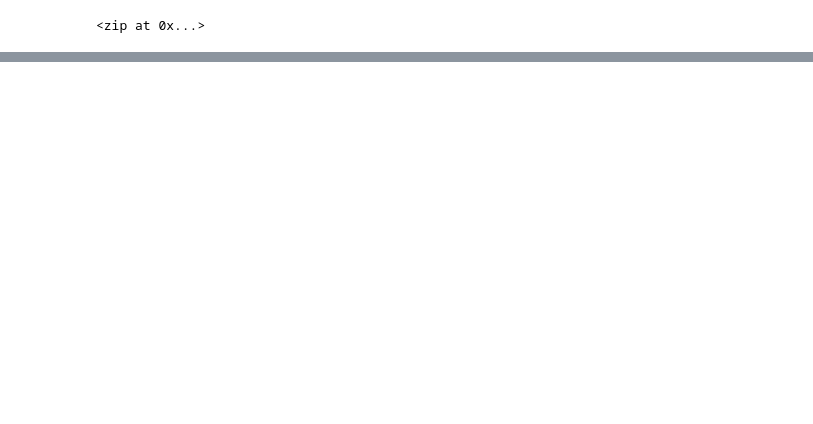
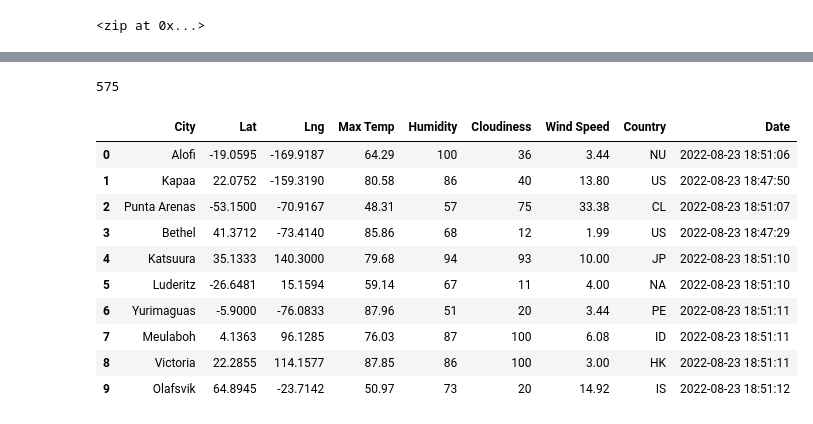
Before and after one commit to JJRJR/World_Weather_Analysis, a Jupyter notebook: WeatherPy.ipynb, the cells around one changed output, grey strips where cells are left out. Cells and saved outputs as stored; diff of their text form; code cells hidden in the pictures; blank space fills up the shorter version.

Commit message:
Modifying .gitignore and adding WeatherPy file.

```diff
--- a/WeatherPy.ipynb
+++ b/WeatherPy.ipynb
@@ -63,0 +77,4 @@ len(cities)
+# %%
+# Starting URL for Weather Map API Call.
+url = "http://api.openweathermap.org/data/2.5/weather?units=Imperial&APPID=" + weather_api_key
+print(url)
@@ -63,0 +184,21 @@ len(cities)
+# %%
+len(city_data)
+# %% [output]
+575
+# %%
+# Convert the array of dictionaries to a Pandas DataFrame.
+
+city_data_df = pd.DataFrame(city_data)
+city_data_df.head(10)
+# %% [output]
+|  | City | Lat | Lng | Max Temp | Humidity | Cloudiness | Wind Speed | Country | Date |
+| 0 | Alofi | -19.0595 | -169.9187 | 64.29 | 100 | 36 | 3.44 | NU | 2022-08-23 18:51:06 |
+| 1 | Kapaa | 22.0752 | -159.3190 | 80.58 | 86 | 40 | 13.80 | US | 2022-08-23 18:47:50 |
+| 2 | Punta Arenas | -53.1500 | -70.9167 | 48.31 | 57 | 75 | 33.38 | CL | 2022-08-23 18:51:07 |
+| 3 | Bethel | 41.3712 | -73.4140 | 85.86 | 68 | 12 | 1.99 | US | 2022-08-23 18:47:29 |
+| 4 | Katsuura | 35.1333 | 140.3000 | 79.68 | 94 | 93 | 10.00 | JP | 2022-08-23 18:51:10 |
+| 5 | Luderitz | -26.6481 | 15.1594 | 59.14 | 67 | 11 | 4.00 | NA | 2022-08-23 18:51:10 |
+| 6 | Yurimaguas | -5.9000 | -76.0833 | 87.96 | 51 | 20 | 3.44 | PE | 2022-08-23 18:51:11 |
+| 7 | Meulaboh | 4.1363 | 96.1285 | 76.03 | 87 | 100 | 6.08 | ID | 2022-08-23 18:51:11 |
+| 8 | Victoria | 22.2855 | 114.1577 | 87.85 | 86 | 100 | 3.00 | HK | 2022-08-23 18:51:11 |
+| 9 | Olafsvik | 64.8945 | -23.7142 | 50.97 | 73 | 20 | 14.92 | IS | 2022-08-23 18:51:12 |
```
Also changed, not shown: parts of 8 cells of this notebook, 2 other files.
